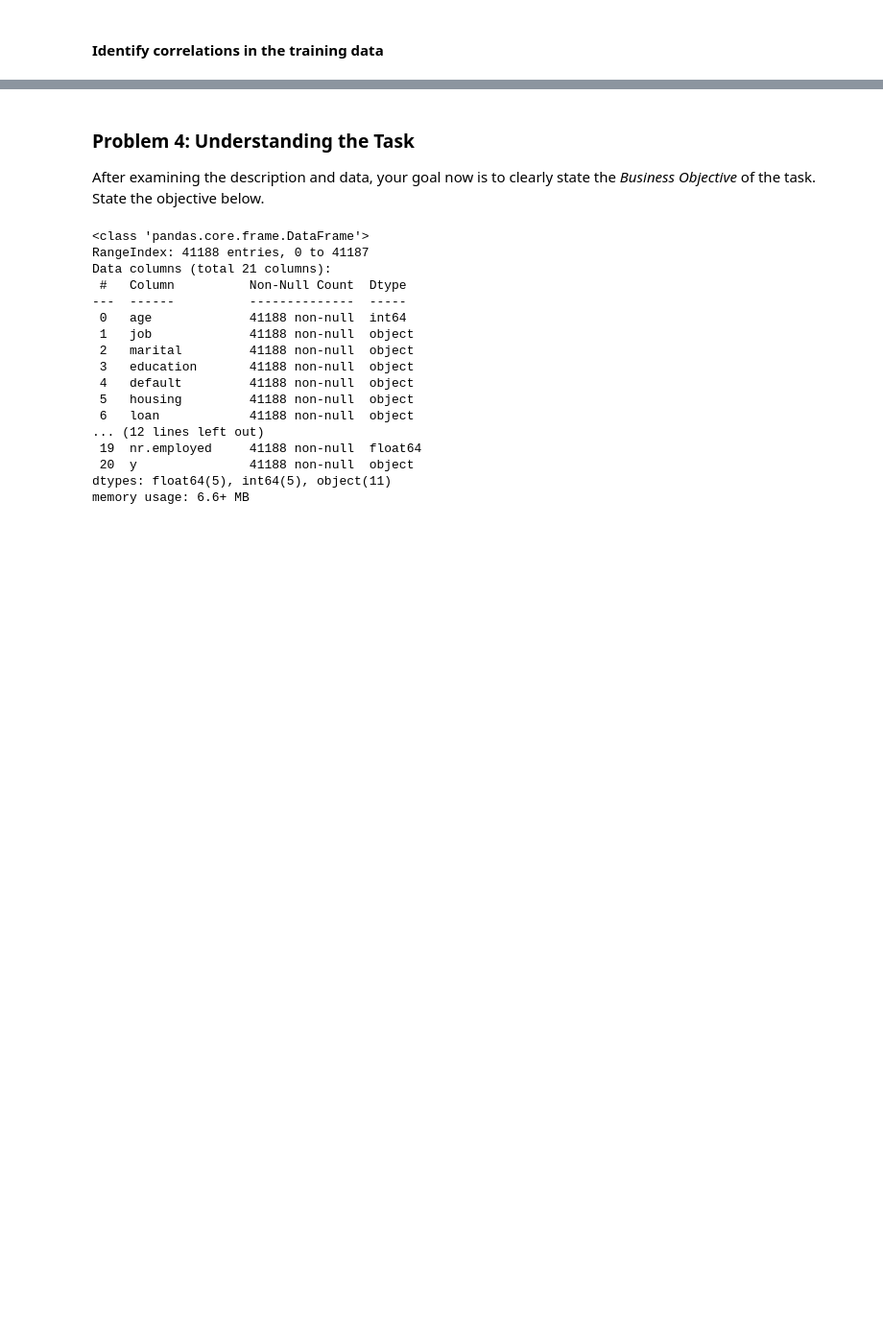
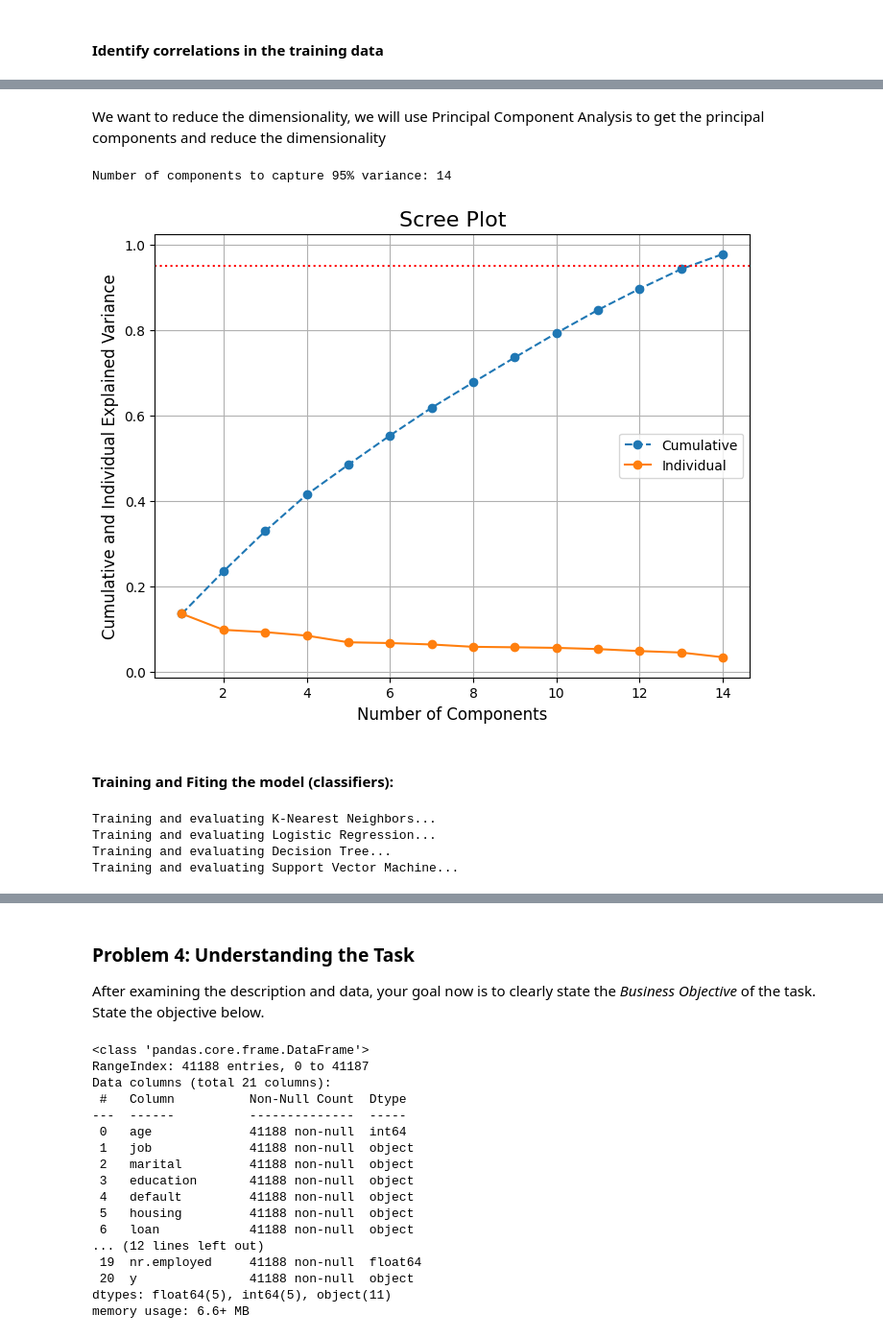
Before and after one commit to hemant280/comparing-classifiers, a Jupyter notebook: analysis.ipynb, the cells around one changed output, grey strips where cells are left out. Shown at 96% size. Cells and saved outputs as stored; diff of their text form; code cells hidden in the pictures; blank space fills up the shorter version.

Commit message:
Initial comparision data

```diff
--- a/analysis.ipynb
+++ b/analysis.ipynb
@@ -343,0 +415,46 @@ plt.show()
+# %% [markdown]
+We want to reduce the dimensionality, we will use Principal Component Analysis to get the principal components and reduce the dimensionality
+# %%
+# Standardize the data
+# standardize features before PCA, as it is sensitive to the scale of the data.
+scaler = StandardScaler()
+x_train_scaled = scaler.fit_transform(x_train)
+x_test_scaled = scaler.fit_transform(x_test)
+
+# Calculate the number of components to explain 95% variance
+# Perform PCA
+pca = PCA()
+principal_components = pca.fit(x_train_scaled)
+# Calculate cumulative explained variance
+cumulative_variance = np.cumsum(pca.explained_variance_ratio_)
+# Find the number of components for 95% variance
+n_components = np.where(cumulative_variance >= 0.95)[0][0] + 1
+print(f"Number of components to capture 95% variance: {n_components}")
+pca = PCA(n_components=n_components)
+x_train_pca = pca.fit_transform(x_train_scaled)
+x_test_pca = pca.fit_transform(x_test_scaled)
+#Create a new DataFrame with the principal components
+column_names = [f'PC{i+1}' for i in range(x_train_pca.shape[1])]
+x_train_pca_df = pd.DataFrame(data=x_train_pca, columns=column_names)
+x_test_pca_df = pd.DataFrame(data=x_test_pca, columns=column_names)
+
+# Create the Scree Plot
+plt.figure(figsize=(8, 6))
+# Calculate the cumulative sum of the explained variance ratio
+cumulative_variance = np.cumsum(pca.explained_variance_ratio_)
+plt.plot(range(1, len(cumulative_variance) + 1), cumulative_variance, marker='o', linestyle='--')
+plt.plot(range(1, len(cumulative_variance) + 1), pca.explained_variance_ratio_, marker='o', linestyle='-')
+
+plt.title('Scree Plot', fontsize=16)
+plt.xlabel('Number of Components', fontsize=12)
+plt.ylabel('Cumulative and Individual Explained Variance', fontsize=12)
+plt.legend(['Cumulative', 'Individual'], loc='best')
+plt.grid(True)
+plt.axhline(y=0.95, color='r', linestyle=':', label='95% Explained Variance')
+plt.savefig('./images/pca_component_ratio.png')
+plt.show()
+# %% [output]
+Number of components to capture 95% variance: 14
+[figure, added]
+# %% [markdown]
+#### Training and Fiting the model (classifiers):
@@ -343,0 +469,34 @@ plt.show()
+# %%
+
+classifiers = {
+    "K-Nearest Neighbors": KNeighborsClassifier(),
+    "Logistic Regression": LogisticRegression(solver='liblinear', random_state=42), # Specify solver
+    "Decision Tree": DecisionTreeClassifier(random_state=42),
+    "Support Vector Machine": SVC(random_state=42)
+}
+
+results = {}
+
+for name, classifier in classifiers.items():
+    print(f"Training and evaluating {name}...")
+    # Train the classifier on PCA-transformed training data
+    # Use .ravel() to convert y_train to a 1D array, y_train is a DataFrame, convert to numpy array first
+    classifier.fit(x_train_pca, y_train.to_numpy().ravel())
+    train_time = None
+    start_time = time.time()
+    classifier.fit(x_train_pca, y_train.to_numpy().ravel())
+    train_time = time.time() - start_time
+
+    # Make predictions on PCA-transformed test data
+    y_pred = classifier.predict(x_test_pca)
+
+    # Evaluate the classifier
+    train_accuracy = accuracy_score(y_train.to_numpy().ravel(), classifier.predict(x_train_pca))
+    test_accuracy = accuracy_score(y_test, y_pred)
+
+    results[name] = {"name": name, 'train_time': train_time, 'train_accuracy': train_accuracy, 'test_accuracy': test_accuracy}
+# %% [output]
+Training and evaluating K-Nearest Neighbors...
+Training and evaluating Logistic Regression...
+Training and evaluating Decision Tree...
+Training and evaluating Support Vector Machine...
```
Also changed, not shown: parts of 13 cells of this notebook, 6 other files.
